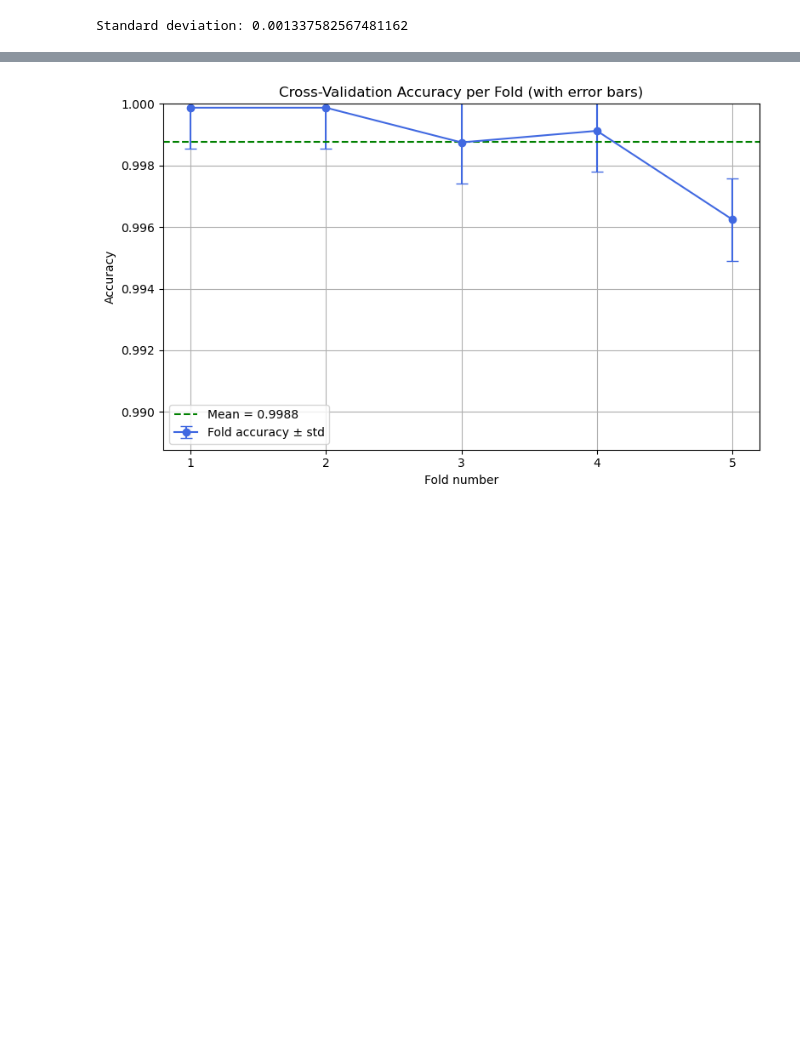
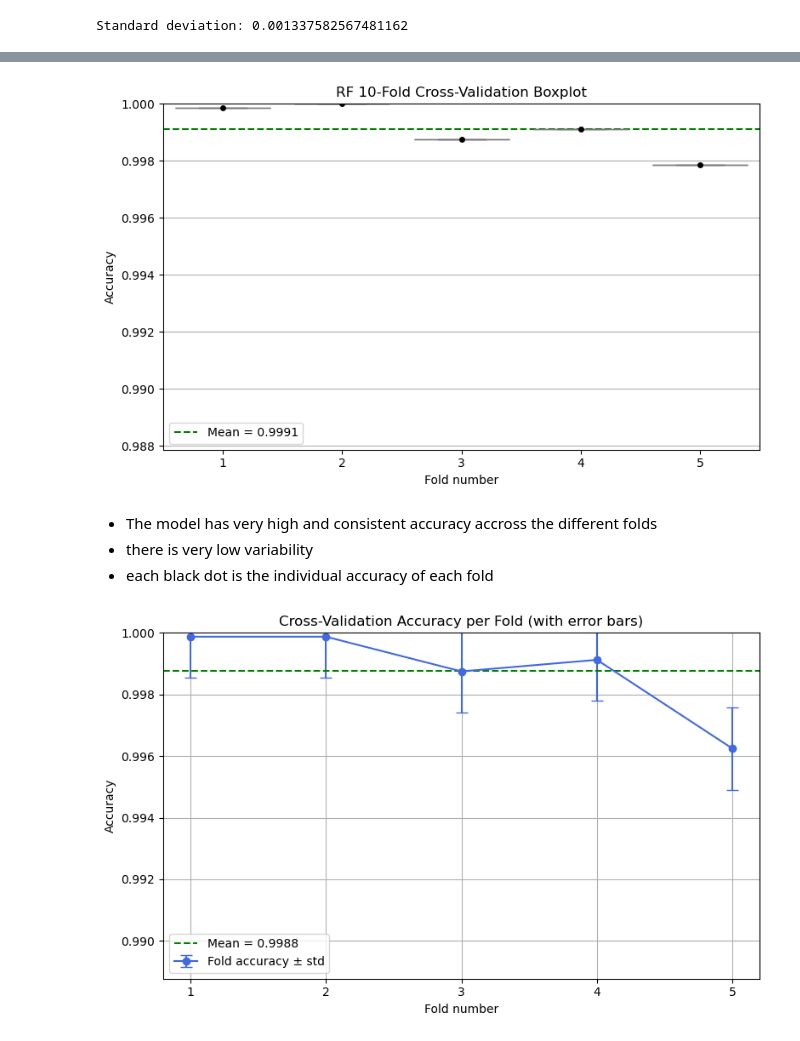
Before and after one commit to mobenet/nlp-project, a Jupyter notebook: fake_news_nlp.ipynb, the cells around one changed output, grey strips where cells are left out. Cells and saved outputs as stored; diff of their text form; code cells hidden in the pictures; blank space fills up the shorter version.

```diff
--- a/fake_news_nlp.ipynb
+++ b/fake_news_nlp.ipynb
@@ -350,3 +405,35 @@ Standard deviation: 0.001337582567481162
+# %%
+import matplotlib.pyplot as plt
+import seaborn as sns
+import numpy as np
+
+
+import pandas as pd
+df_scores = pd.DataFrame({
+    'Fold': [str(i+1) for i in range(len(scores))],
+    'Accuracy': scores
+})
+
+plt.figure(figsize=(8, 5))
+sns.boxplot(x='Fold', y='Accuracy', data=df_scores, color='lightblue')
+sns.stripplot(x='Fold', y='Accuracy', data=df_scores, color='black', size=5)
+
+plt.axhline(np.mean(scores), color='green', linestyle='--', label=f"Mean = {np.mean(scores):.4f}")
+
+plt.title('RF 10-Fold Cross-Validation Boxplot')
+plt.xlabel('Fold number')
+plt.ylabel('Accuracy')
+plt.ylim(min(scores) - 0.01, 1.0)
+plt.legend()
+plt.grid(True, axis='y')
+plt.tight_layout()
+plt.show()
+# %% [output]
+[figure, added]
+# %% [markdown]
+- The model has very high and consistent accuracy accross the different folds
+- there is very low variability
+- each black dot is the individual accuracy of each fold
 # %%
 import matplotlib.pyplot as plt
 import numpy as np
```
Also changed, not shown: parts of 10 cells of this notebook.
